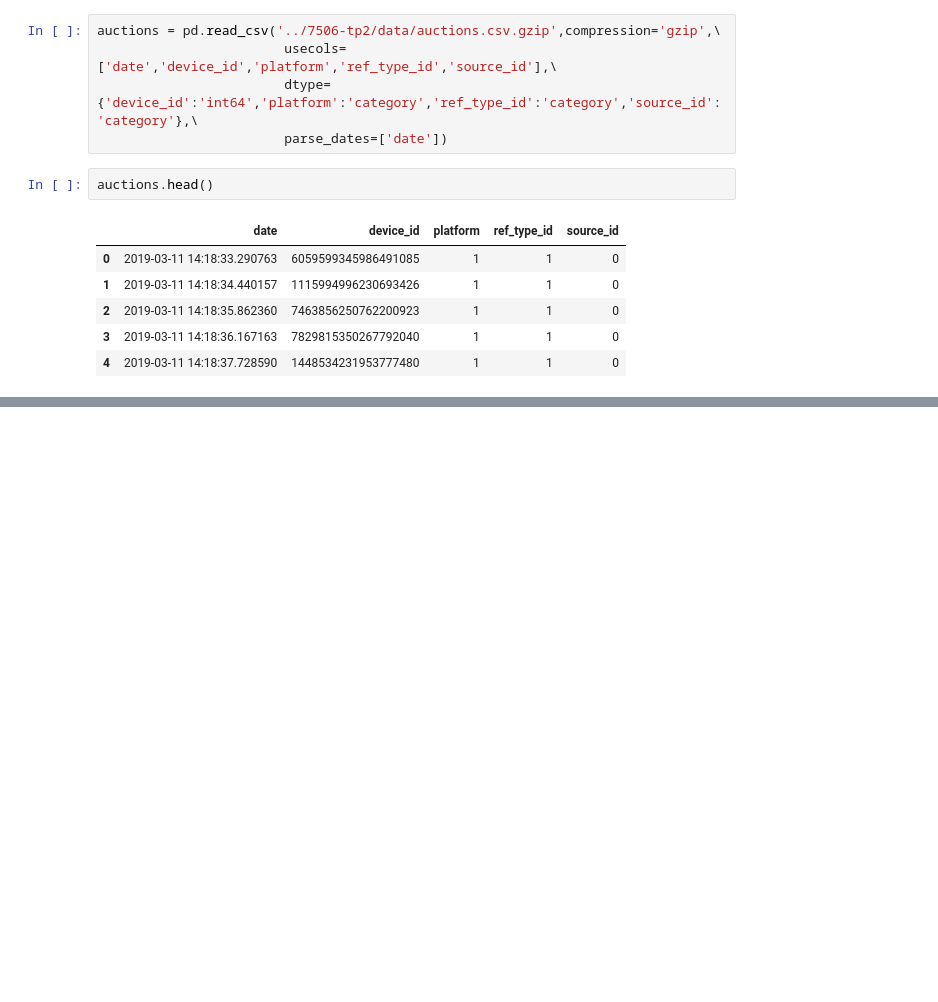
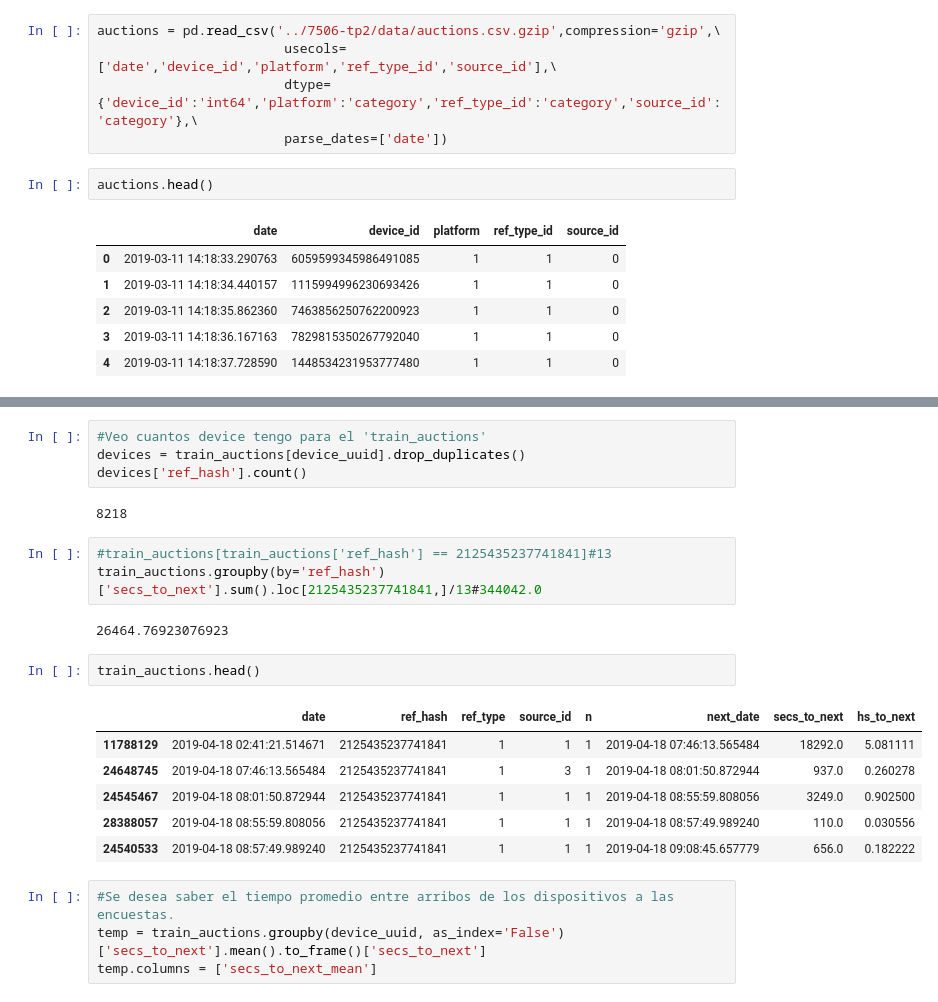
Before and after one commit to gatti2602/7506-datos, a Jupyter notebook: tp2/Lucas/tp2-Jampp.ipynb, the cells around one changed output, grey strips where cells are left out. Cells and saved outputs as stored; diff of their text form; blank space fills up the shorter version.

```diff
--- a/tp2/Lucas/tp2-Jampp.ipynb
+++ b/tp2/Lucas/tp2-Jampp.ipynb
@@ -54,0 +283,24 @@ auctions.head()
+# %%
+#Veo cuantos device tengo para el 'train_auctions'
+devices = train_auctions[device_uuid].drop_duplicates()
+devices['ref_hash'].count()
+# %% [output]
+8218
+# %%
+#train_auctions[train_auctions['ref_hash'] == 2125435237741841]#13
+train_auctions.groupby(by='ref_hash')['secs_to_next'].sum().loc[2125435237741841,]/13#344042.0
+# %% [output]
+26464.76923076923
+# %%
+train_auctions.head()
+# %% [output]
+|  | date | ref_hash | ref_type | source_id | n | next_date | secs_to_next | hs_to_next |
+| 11788129 | 2019-04-18 02:41:21.514671 | 2125435237741841 | 1 | 1 | 1 | 2019-04-18 07:46:13.565484 | 18292.0 | 5.081111 |
+| 24648745 | 2019-04-18 07:46:13.565484 | 2125435237741841 | 1 | 3 | 1 | 2019-04-18 08:01:50.872944 | 937.0 | 0.260278 |
+| 24545467 | 2019-04-18 08:01:50.872944 | 2125435237741841 | 1 | 1 | 1 | 2019-04-18 08:55:59.808056 | 3249.0 | 0.902500 |
+| 28388057 | 2019-04-18 08:55:59.808056 | 2125435237741841 | 1 | 1 | 1 | 2019-04-18 08:57:49.989240 | 110.0 | 0.030556 |
+| 24540533 | 2019-04-18 08:57:49.989240 | 2125435237741841 | 1 | 1 | 1 | 2019-04-18 09:08:45.657779 | 656.0 | 0.182222 |
+# %%
+#Se desea saber el tiempo promedio entre arribos de los dispositivos a las encuestas.
+temp = train_auctions.groupby(device_uuid, as_index='False')['secs_to_next'].mean().to_frame()['secs_to_next']
+temp.columns = ['secs_to_next_mean']
```
Also changed, not shown: parts of 29 cells of this notebook.
